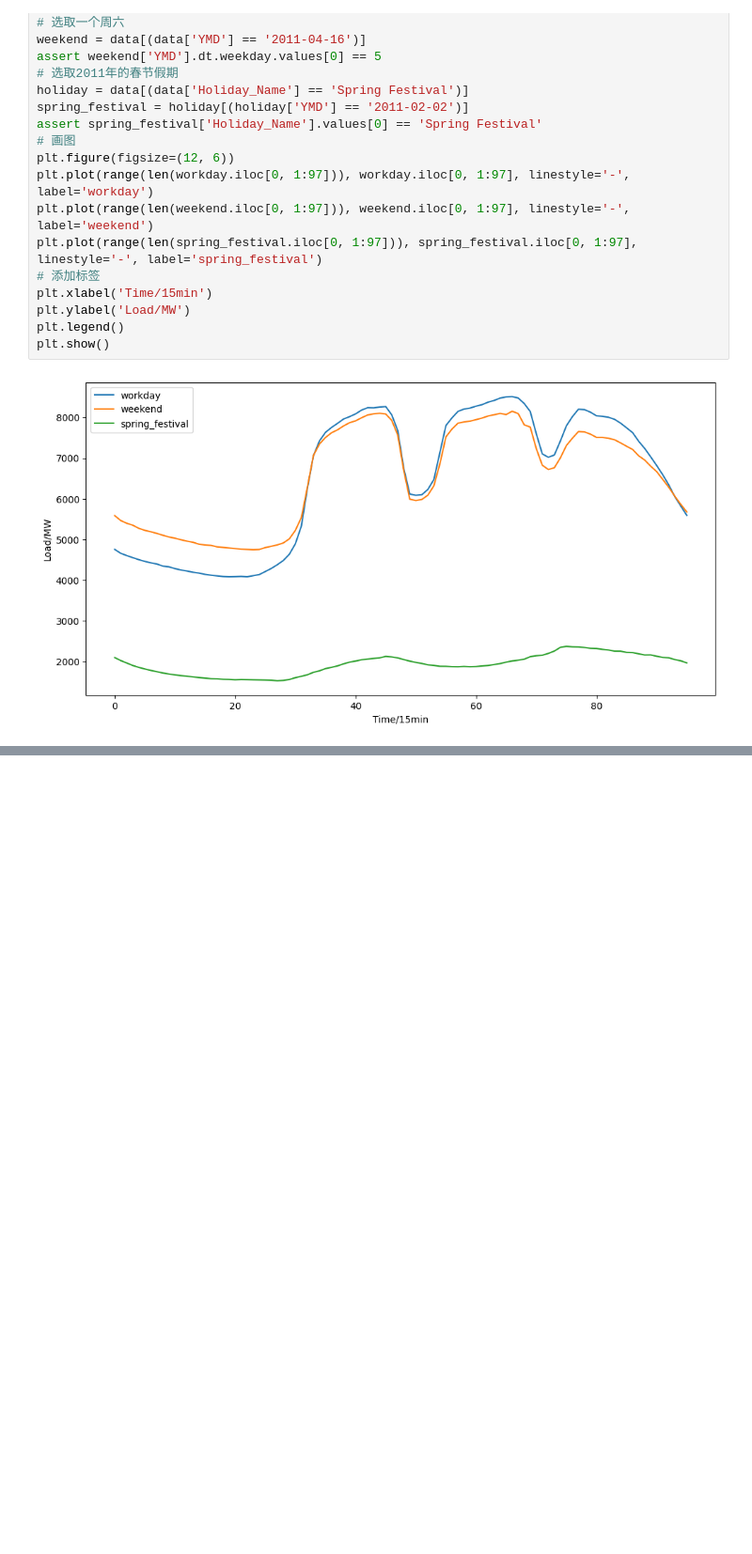
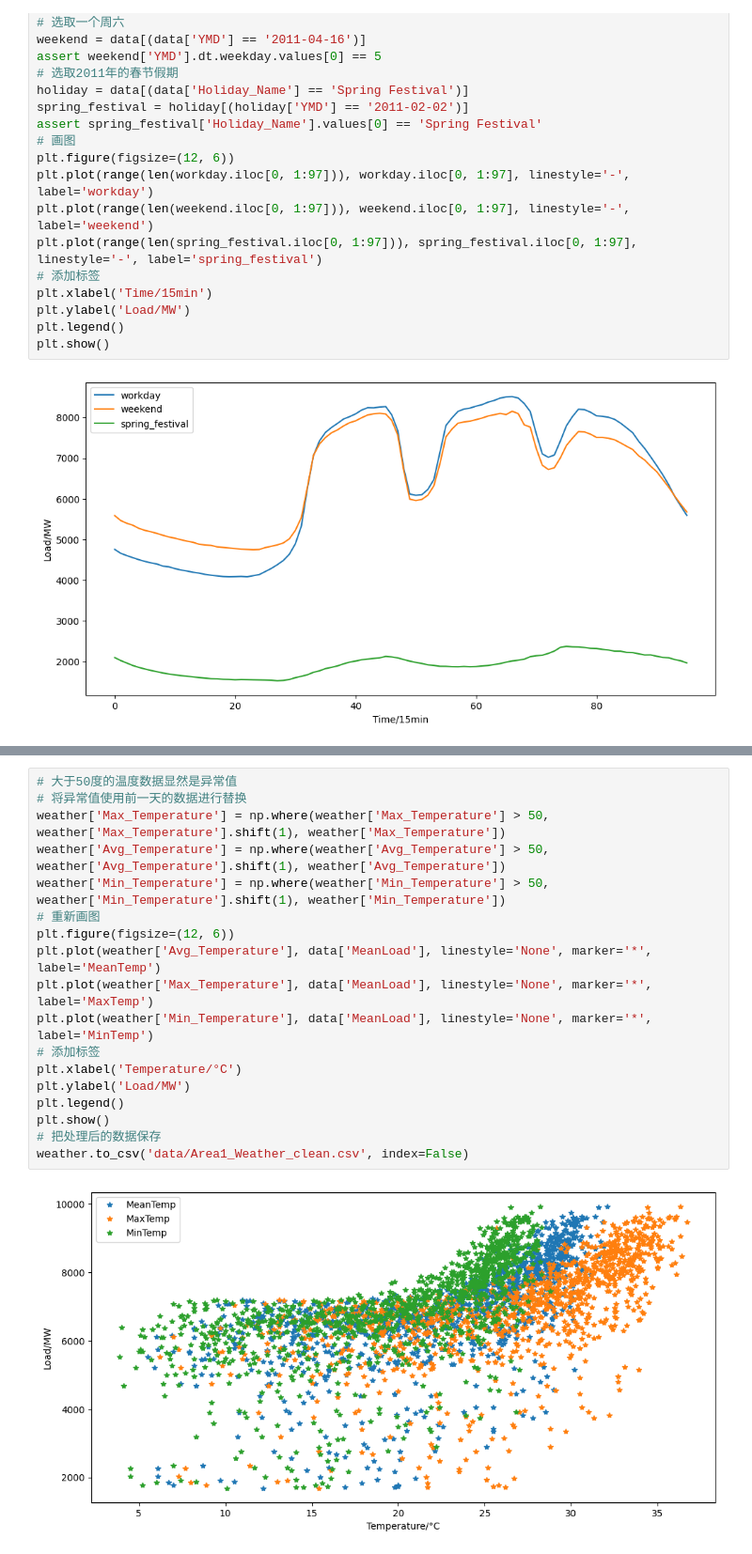
Before and after one commit to John-Chen92/Electricity_Load_Forecast, a Jupyter notebook: data_analyse.ipynb, the cells around one changed output, grey strips where cells are left out. Shown at 94% size. Cells and saved outputs as stored; diff of their text form; blank space fills up the shorter version.

```diff
--- a/data_analyse.ipynb
+++ b/data_analyse.ipynb
@@ -282,0 +310,20 @@ plt.show()
+# %%
+# 大于50度的温度数据显然是异常值
+# 将异常值使用前一天的数据进行替换
+weather['Max_Temperature'] = np.where(weather['Max_Temperature'] > 50, weather['Max_Temperature'].shift(1), weather['Max_Temperature'])
+weather['Avg_Temperature'] = np.where(weather['Avg_Temperature'] > 50, weather['Avg_Temperature'].shift(1), weather['Avg_Temperature'])
+weather['Min_Temperature'] = np.where(weather['Min_Temperature'] > 50, weather['Min_Temperature'].shift(1), weather['Min_Temperature'])
+# 重新画图
+plt.figure(figsize=(12, 6))
+plt.plot(weather['Avg_Temperature'], data['MeanLoad'], linestyle='None', marker='*', label='MeanTemp')
+plt.plot(weather['Max_Temperature'], data['MeanLoad'], linestyle='None', marker='*', label='MaxTemp')
+plt.plot(weather['Min_Temperature'], data['MeanLoad'], linestyle='None', marker='*', label='MinTemp')
+# 添加标签
+plt.xlabel('Temperature/°C')
+plt.ylabel('Load/MW')
+plt.legend()
+plt.show()
+# 把处理后的数据保存
+weather.to_csv('data/Area1_Weather_clean.csv', index=False)
+# %% [output]
+[figure, added]
```
Also changed, not shown: parts of 23 cells of this notebook, 17 other files.
